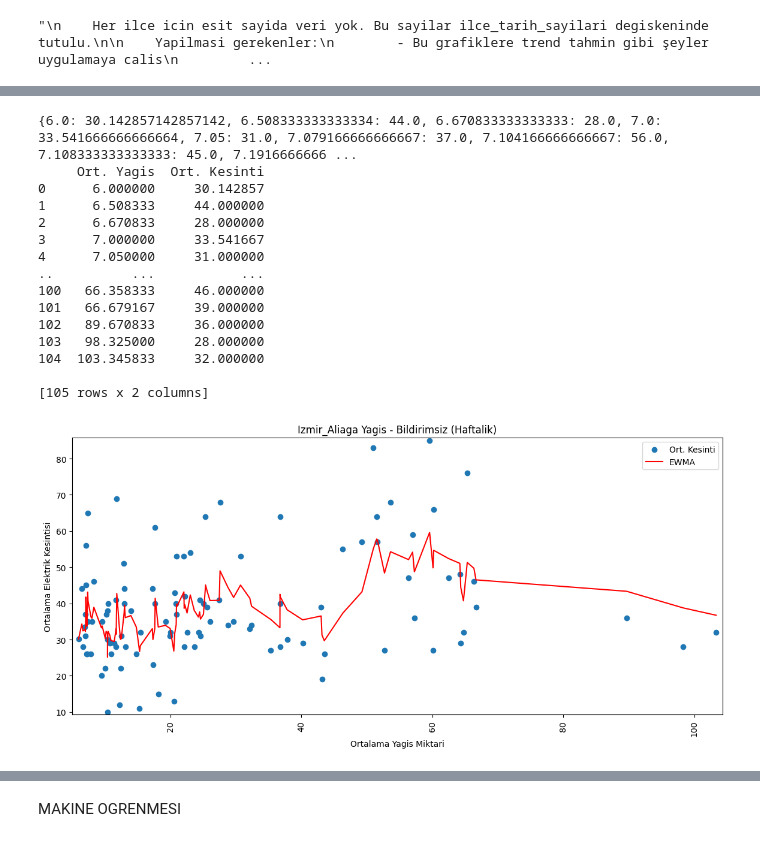
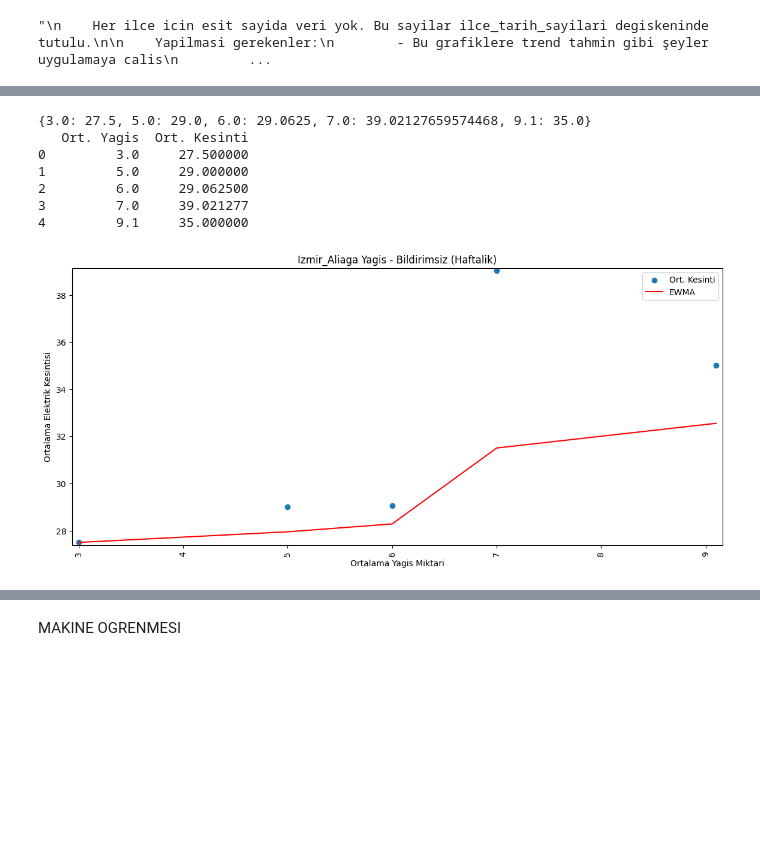
Before and after one commit to okkesd/Gdz-Elektrik-Datathon, a Jupyter notebook: main.ipynb, the cells around one changed output, grey strips where cells are left out. Cells and saved outputs as stored; diff of their text form; code cells hidden in the pictures; blank space fills up the shorter version.

```diff
--- a/main.ipynb
+++ b/main.ipynb
@@ -133,8 +131,8 @@ print(weather.columns) # onemli kolonlar: date, t_apparent:C (hissedilen sicakli
 
 # ilceleri ayir
 ilce_weather = {} # keys olarak ilceleri, values olarak o ilcelerin saatlik (1165 gun) hava durumlarini tutar
-for label, group in weather.groupby("ilce"):
-    ilce_weather[label] = group
+for label, group in weather.groupby("name"):
+    ilce_weather[label.lower()] = group
 
 # tarihleri tarih formatina cevir
 #print(ilce_weather["izmir-konak"].dtypes)
@@ -160,6 +158,6 @@ Index(['date', 'lat', 'lon', 't_2m:C', 'effective_cloud_cover:p',
       dtype='object')
 # %%
-# 3.1-) her ilcenin hava durumunda her gununu ayri ayri df lere koyup dict te tut (runtime: 3m 50s)
+# 3.1-) her ilcenin hava durumunda her gununu ayri ayri df lere koyup dict te tut (runtime: 6m 35s)
 
 ilce_weather_detailed = {}
 # {izmir-konak: {2021-01-01 : df , 2021-01-02 : df ,...} , manisa-akhisar: {2021-01-01 : df , 2021-01-02 : df ,...} }
@@ -167,7 +165,7 @@ ilce_weather_detailed = {}
 
 for name in ilce_weather.keys():
     ilce_weather_detailed[name] = {}
-    for label,group in ilce_weather[name].groupby("tarih"):
+    for label,group in ilce_weather[name].groupby("date"):
 
         gun = label.strftime('%Y-%m-%d')
         if gun in ilce_weather_detailed[name]:
@@ -175,8 +173,7 @@ for name in ilce_weather.keys():
         else:
             ilce_weather_detailed[name][gun] = group.copy()
 
-#for label,group in ilce_weather["izmir-konak"].groupby("tarih"):
-#    temp["izmir-konak"][label] = group
+
 print((list(ilce_weather_detailed["izmir-konak"].keys())[0]))
 print((list(ilce_weather_detailed["izmir-konak"].values())[0]).dtypes)
 # %% [output]
@@ -197,11 +194,12 @@ dtype: object
 # %%
 # 3.2-) 3.1'de ayrilan ilce gunlerini simdi her gun icin degerlerin min max'ini bulup ilce df'lerini tekrar olustur
 
+# runtime: 1m 10s
 weather_last = {} # key olarak ilceleri, value olarak da o ilcelerin hava durumu degerlerini min-max ile tutar
 for name in ilce_weather_detailed.keys():
     weather_last[name] = pd.DataFrame()
 
-    for date, day_df in ilce_weather_detailed["izmir-konak"].items():
+    for date, day_df in ilce_weather_detailed[name].items():
 
         # max min leri al
         max_values = day_df.max()
@@ -228,7 +226,7 @@ for name in ilce_weather_detailed.keys():
             "Yagis_min": [min_values.get("prob_precip_1h:p", None)],
             "Hissedilen_sicaklik_max": [min_values.get("t_apparent:C", None)],
             "Hissedilen_sicaklik_min": [min_values.get("t_apparent:C", None)],
-            "Ilce": [day_df["ilce"].iloc[0]]  # Ilce ekle
+            "Ilce": [day_df["name"].iloc[0].lower()]  # Ilce ekle
         })
 
         weather_last[name] = pd.concat([weather_last[name], new_row], ignore_index=True)
@@ -236,5 +234,5 @@ for name in weather_last.keys():
     weather_last[name].set_index("Tarih", inplace=True) # tarih kolonunu indexe ata
     weather_last[name]["Tarih"] = weather_last[name].index # tarih kolonunu tekrardan olustur
 
-print(weather_last)
+print(weather_last["izmir-konak"])
 # %% [output]
@@ -274,7 +272,7 @@ print(holiday.shape) # index olarak tarihi (YY-AA-GG), Bayram_Flag olarak da bay
 # 5-) merge the train data and holidays, return a new dict called dict_holiday
 
 def merge_holiday(df1, df2=holiday):
-    merged_df = pd.merge(df1, df2["Bayram_Flag"], left_index=True, right_index=True, how="left")
+    merged_df = pd.merge(df1, df2["Tatil Adı"], left_index=True, right_index=True, how="left")
     #df1["Bayramlar"] = df2["Bayram_Flag"]
     return merged_df
 
@@ -282,7 +280,7 @@ dict_holiday = {}
 for name in dict.keys():
     dict_holiday[name] = merge_holiday(dict[name],holiday)
     dict_holiday[name]['tarih'] = dict_holiday[name].index
-    dict_holiday[name] = dict_holiday[name].reindex(columns=["tarih", "ilce", "bildirimsiz_sum", "bildirimli_sum", "Bayram_Flag"])
+    dict_holiday[name] = dict_holiday[name].reindex(columns=["tarih", "ilce", "bildirimsiz_sum", "bildirimli_sum", "Tatil Adı"])
 
 print(dict_holiday["izmir-konak"])
 # %% [output]
@@ -491,53 +474,45 @@ plt.plot(analiz.index, analiz["Tahmin"], label="Trend", color="red")
 # 9-) ort. yagis miktarlari icin ort. kesinti sayisi grafigi (cok mantikli, gerekli degil)
 
 yagis_dict = {}
-for label,group in merged_all_week["izmir-aliaga"].groupby("Yagis"):
+for label,group in merged_all_week["izmir-aliaga"].groupby("Yagis_max"):
     yagis_dict[label] = group
 
 yagis_dict_toplamlari = {}
 for deger in yagis_dict.keys():
     yagis_dict_toplamlari[deger] = yagis_dict[deger]["Bildirimsiz_sum"].mean()
 print(yagis_dict_toplamlari)
 
 hesaplamalar = pd.DataFrame(list(yagis_dict_toplamlari.items()), columns=['Ort. Yagis', 'Ort. Kesinti'])
 print(hesaplamalar)
 window_size = 3  # Hareketli ortalama penceresi
 hesaplamalar['Moving_Average'] = hesaplamalar["Ort. Kesinti"].rolling(window=window_size, center=True).mean()
 
 alpha = 0.3  # Yumuşatma parametresi
 # formul : EMA_t = α × X_t + (1 - α) × EMA_{t-1}
 hesaplamalar['EWMA'] = hesaplamalar["Ort. Kesinti"].ewm(alpha=alpha, adjust=False).mean()
 
 
 plt.figure(figsize=(14,6))
 #plt.bar(merged_all_week["izmir-aliaga"]["Yagis"],merged_all_week["izmir-aliaga"]["Bildirimsiz_sum"], width=0.05, label="Bildirimsiz")
 plt.scatter(yagis_dict_toplamlari.keys(), yagis_dict_toplamlari.values(), label="Ort. Kesinti")
 #plt.plot(hesaplamalar["Ort. Yagis"], hesaplamalar['Moving_Average'], label="MHO", color="red")
 plt.plot(hesaplamalar["Ort. Yagis"], hesaplamalar['EWMA'], label="EWMA", color="red")
 plt.margins(0.01)
 plt.title("Izmir_Aliaga Yagis - Bildirimsiz (Haftalik)")
 plt.xticks(rotation=90)
 plt.xlabel("Ortalama Yagis Miktari")
 plt.ylabel("Ortalama Elektrik Kesintisi")
 plt.legend()
 plt.show()
 # %% [output]
-{6.0: 30.142857142857142, 6.508333333333334: 44.0, 6.670833333333333: 28.0, 7.0: 33.541666666666664, 7.05: 31.0, 7.079166666666667: 37.0, 7.104166666666667: 56.0, 7.108333333333333: 45.0, 7.1916666666 ...
-     Ort. Yagis  Ort. Kesinti
-0      6.000000     30.142857
-1      6.508333     44.000000
-2      6.670833     28.000000
-3      7.000000     33.541667
-4      7.050000     31.000000
-..          ...           ...
-100   66.358333     46.000000
-101   66.679167     39.000000
-102   89.670833     36.000000
-103   98.325000     28.000000
-104  103.345833     32.000000
-
-[105 rows x 2 columns]
+{3.0: 27.5, 5.0: 29.0, 6.0: 29.0625, 7.0: 39.02127659574468, 9.1: 35.0}
+   Ort. Yagis  Ort. Kesinti
+0         3.0     27.500000
+1         5.0     29.000000
+2         6.0     29.062500
+3         7.0     39.021277
+4         9.1     35.000000
-[figure, old version]
+[figure, new version]
 # %%
 # 10-) test icin birlestirme islemleri
 
```
Also changed, not shown: parts of 14 cells of this notebook.
